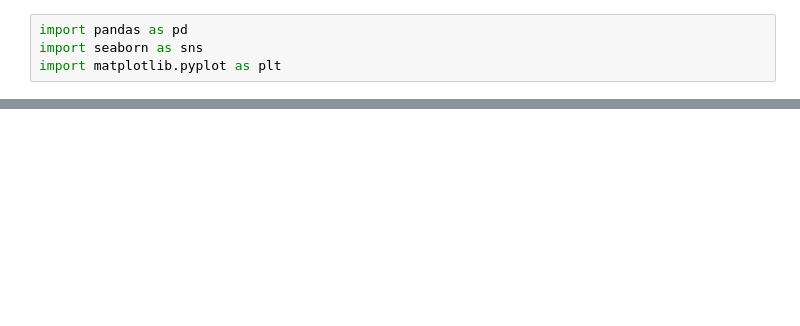
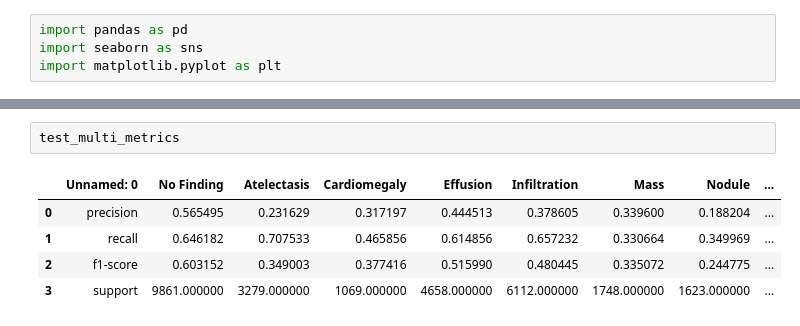
Before and after one commit to foxojs/nih_cxr_project, a Jupyter notebook: data_exploration/Untitled.ipynb, the cells around one changed output, grey strips where cells are left out. Cells and saved outputs as stored; diff of their text form; blank space fills up the shorter version.

```diff
--- a/data_exploration/Untitled.ipynb
+++ b/data_exploration/Untitled.ipynb
@@ -20,0 +26,8 @@ sns.lineplot(data = training_metrics.drop(columns = ['step', 'epoch']))
+# %%
+test_multi_metrics
+# %% [output]
+|  | Unnamed: 0 | No Finding | Atelectasis | Cardiomegaly | Effusion | Infiltration | Mass | Nodule | ... |
+| 0 | precision | 0.565495 | 0.231629 | 0.317197 | 0.444513 | 0.378605 | 0.339600 | 0.188204 | ... |
+| 1 | recall | 0.646182 | 0.707533 | 0.465856 | 0.614856 | 0.657232 | 0.330664 | 0.349969 | ... |
+| 2 | f1-score | 0.603152 | 0.349003 | 0.377416 | 0.515990 | 0.480445 | 0.335072 | 0.244775 | ... |
+| 3 | support | 9861.000000 | 3279.000000 | 1069.000000 | 4658.000000 | 6112.000000 | 1748.000000 | 1623.000000 | ... |
```
Also changed, not shown: parts of 2 cells of this notebook.
